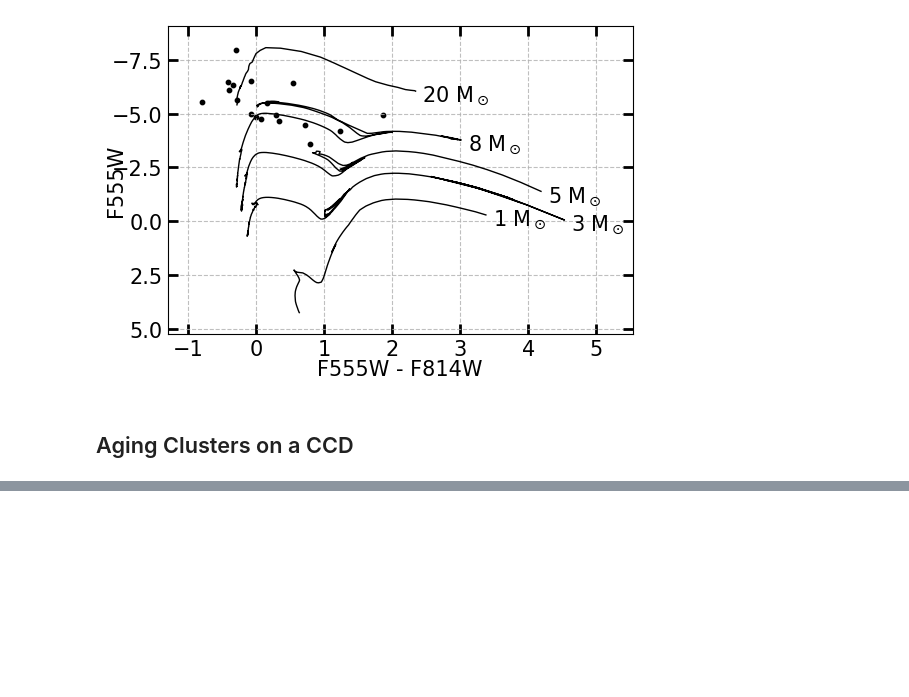
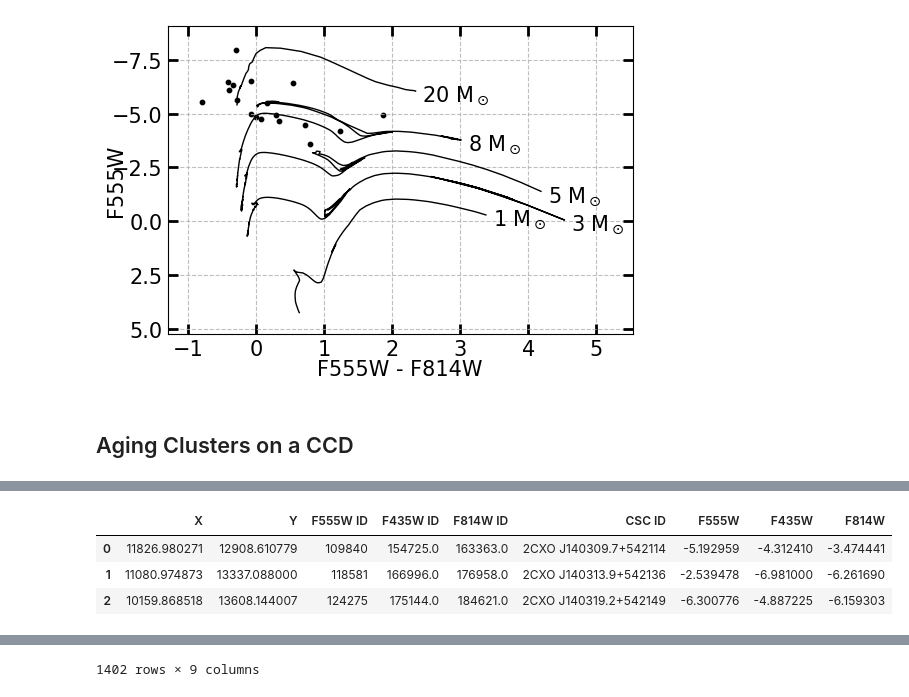
Before and after one commit to QosmicQi/XRBID, a Jupyter notebook: xrbid_guide/chapters/cmds.ipynb, the cells around one changed output, grey strips where cells are left out. Drawn from its saved outputs; the diff is of its cells as text; code cells hidden in the pictures; blank space fills up the shorter version.

```diff
--- a/xrbid_guide/chapters/cmds.ipynb
+++ b/xrbid_guide/chapters/cmds.ipynb
@@ -138,0 +194,8 @@ Plotting reddening arrow for V-I vs. B-V
+# %%
+display(ClustersPhots)
+display(DaoCleanPhots)
+# %% [output]
+|  | X | Y | F555W ID | F435W ID | F814W ID | CSC ID | F555W | F435W | F814W |
+| 0 | 11826.980271 | 12908.610779 | 109840 | 154725.0 | 163363.0 | 2CXO J140309.7+542114 | -5.192959 | -4.312410 | -3.474441 |
+| 1 | 11080.974873 | 13337.088000 | 118581 | 166996.0 | 176958.0 | 2CXO J140313.9+542136 | -2.539478 | -6.981000 | -6.261690 |
+| 2 | 10159.868518 | 13608.144007 | 124275 | 175144.0 | 184621.0 | 2CXO J140319.2+542149 | -6.300776 | -4.887225 | -6.159303 |
@@ -138,0 +214 @@ Plotting reddening arrow for V-I vs. B-V
+1402 rows × 9 columns
```
Also changed, not shown: parts of 7 cells of this notebook, 36 other files.
